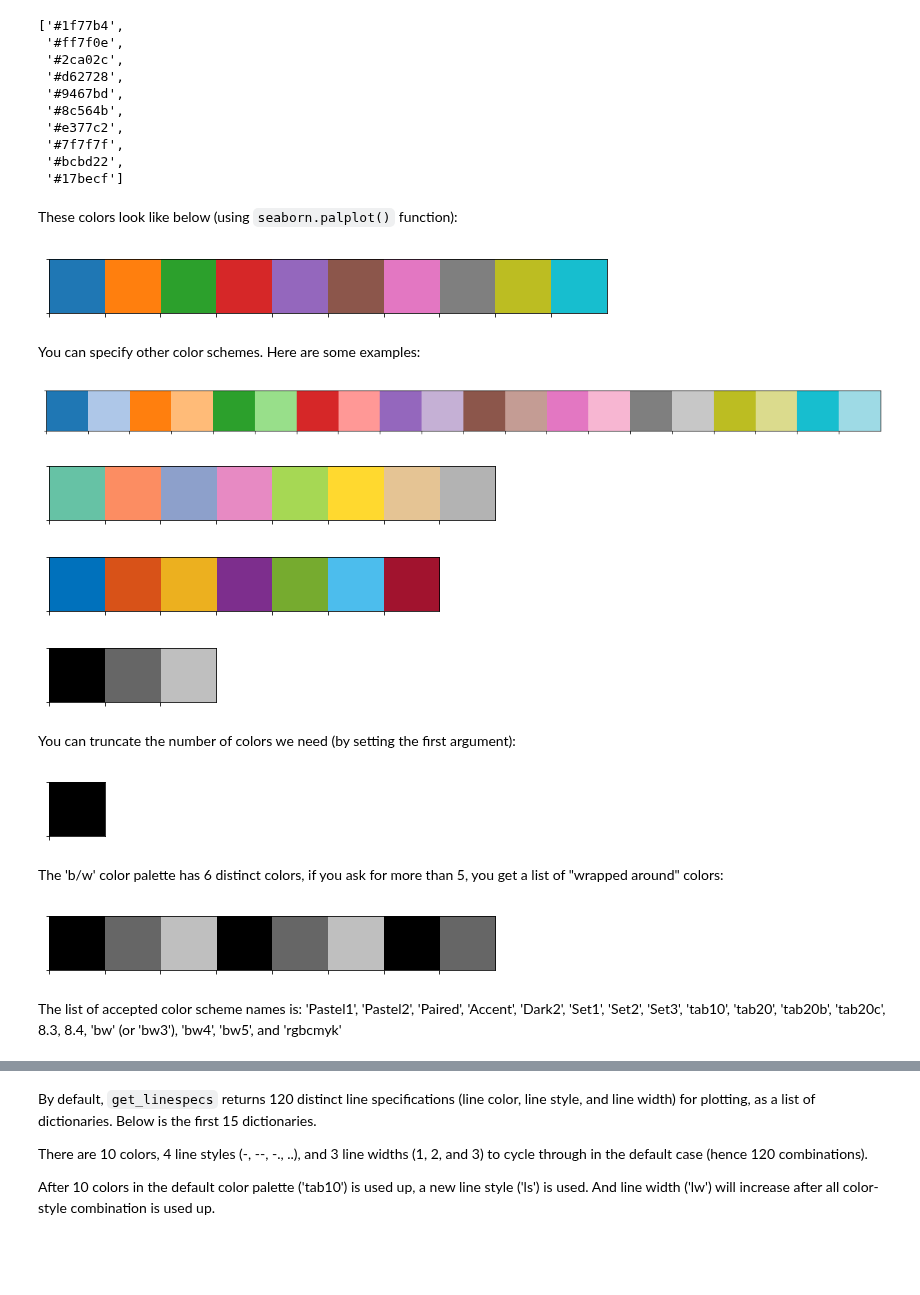
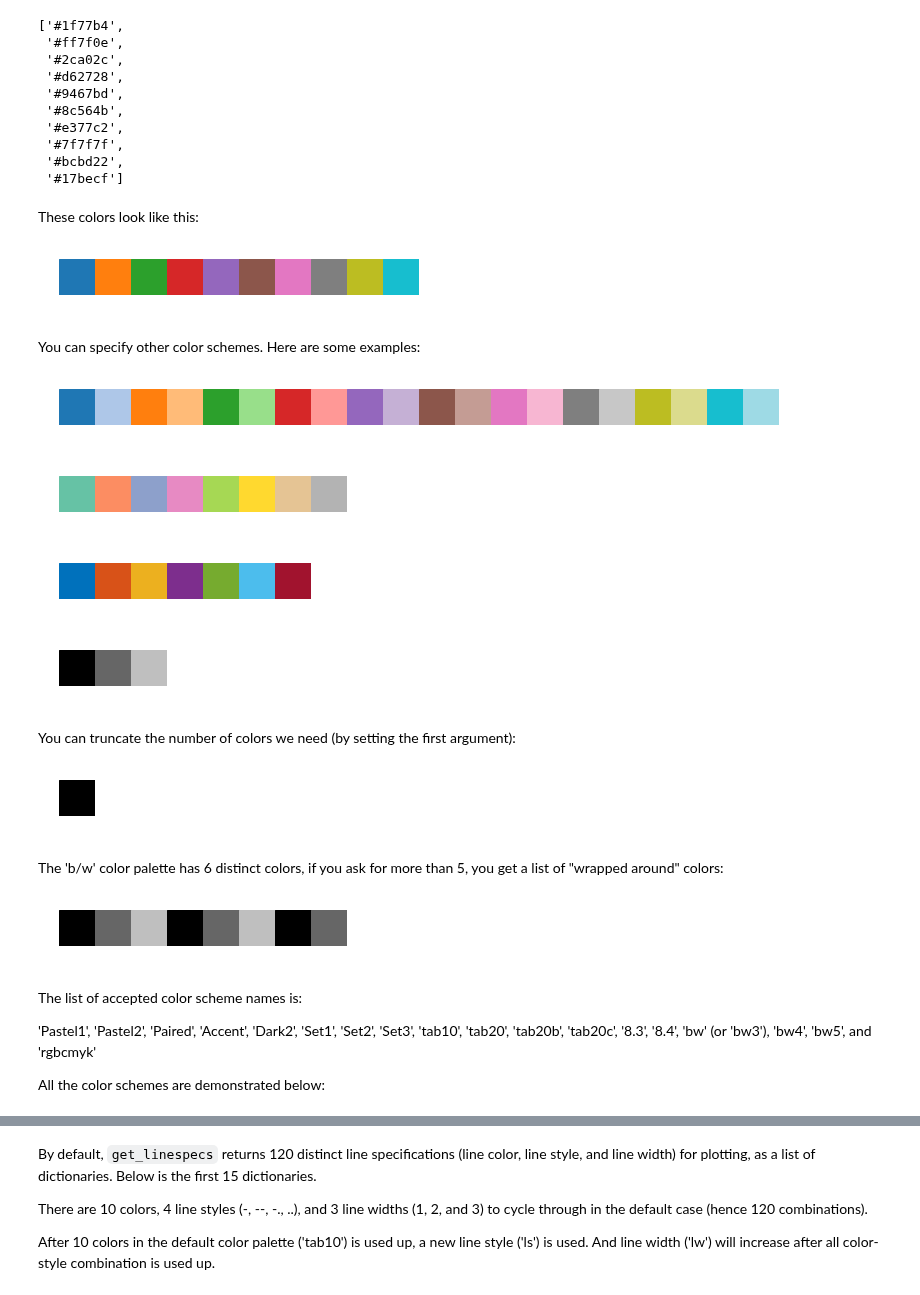
Before and after one commit to teiband/python-plot-utilities, a Jupyter notebook: examples/Color_and_linespec_examples.ipynb, the cells around one changed output, grey strips where cells are left out. Cells and saved outputs as stored; diff of their text form; code cells hidden in the pictures; blank space fills up the shorter version.

Commit message:
included color classes examples

```diff
--- a/examples/Get_color_linespec_scheme_examples.ipynb
+++ b/examples/Color_and_linespec_examples.ipynb
@@ -30,43 +29,44 @@ pu.get_colors()
  '#bcbd22',
  '#17becf']
 # %% [markdown]
-These colors look like below (using `seaborn.palplot()` function):
+These colors look like this:
-# %%
-sns.palplot(pu.get_colors())
-# %% [output]
-[figure, removed]
+# %%
+pu.Multiple_Colors(pu.get_colors()).show()  # Multiple_Colors is a helper class of pu
+# %% [output]
+[figure, added]
 # %% [markdown]
 You can specify other color schemes. Here are some examples:
 # %%
-sns.palplot(pu.get_colors(color_scheme='tab20'))
+pu.Multiple_Colors(pu.get_colors(color_scheme='tab20')).show()
 # %% [output]
-[figure, old version]
+[figure, new version]
 # %%
-sns.palplot(pu.get_colors(color_scheme='set2'))
+pu.Multiple_Colors(pu.get_colors(color_scheme='set2')).show()
 # %% [output]
-[figure, old version]
+[figure, new version]
 # %%
-sns.palplot(pu.get_colors(color_scheme=8.4))  # default color palette used in MATLAB 8.4 (R2014b) or later
+pu.Multiple_Colors(pu.get_colors(color_scheme='8.4')).show()  # default color palette used in MATLAB 8.4 (R2014b) or later
 # %% [output]
-[figure, old version]
+[figure, new version]
 # %%
-sns.palplot(pu.get_colors(color_scheme='bw'))  # black and white
+pu.Multiple_Colors(pu.get_colors(color_scheme='bw')).show()  # black and white
 # %% [output]
-[figure, old version]
+[figure, new version]
 # %% [markdown]
 You can truncate the number of colors we need (by setting the first argument):
 # %%
-sns.palplot(pu.get_colors(color_scheme='bw',N=1))
+pu.Multiple_Colors(pu.get_colors(color_scheme='bw',N=1)).show()
 # %% [output]
-[figure, old version]
+[figure, new version]
 # %% [markdown]
 The 'b/w' color palette has 6 distinct colors, if you ask for more than 5, you get a list of "wrapped around" colors:
 # %%
-sns.palplot(pu.get_colors(color_scheme='bw',N=8))
+pu.Multiple_Colors(pu.get_colors(color_scheme='bw',N=8)).show()
 # %% [output]
-[figure, old version]
+[figure, new version]
 # %% [markdown]
 The list of accepted color scheme names is:
+
 'Pastel1',
 'Pastel2',
 'Paired',
@@ -79,9 +79,11 @@ The list of accepted color scheme names is:
 'tab20',
 'tab20b',
 'tab20c',
-8.3,
-8.4,
+'8.3',
+'8.4',
 'bw' (or 'bw3'),
 'bw4',
 'bw5',
 and 'rgbcmyk'
+
+All the color schemes are demonstrated below:
```
Also changed, not shown: parts of 16 cells of this notebook.
